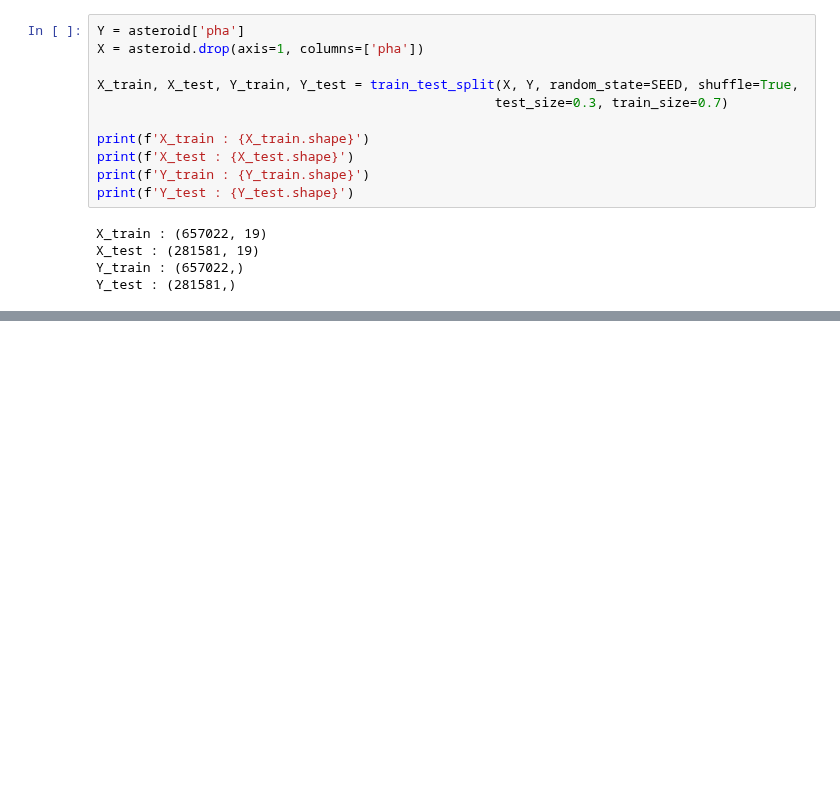
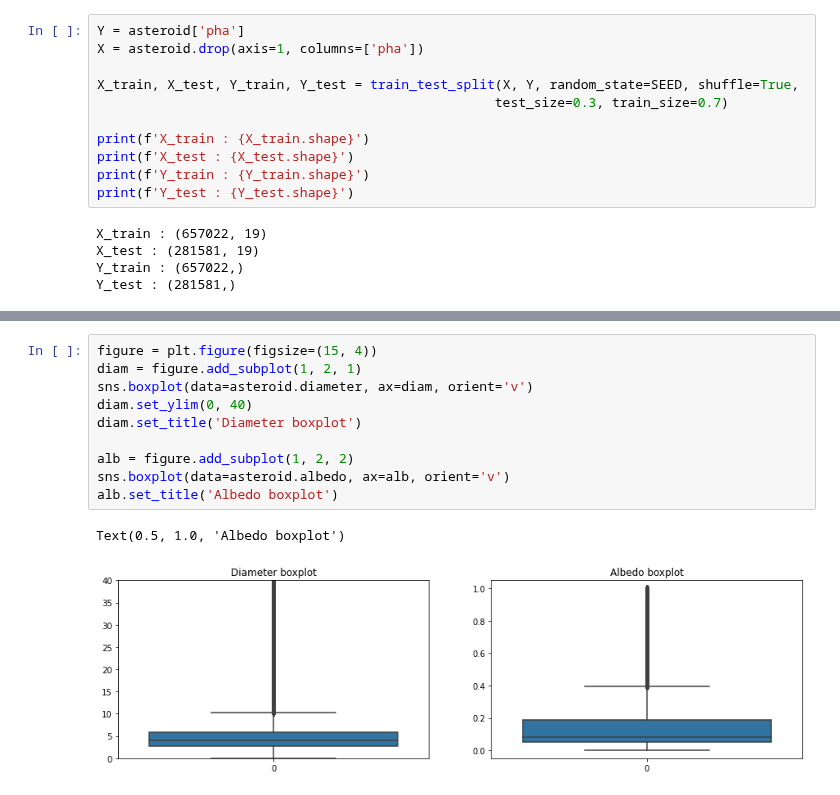
Before and after one commit to AnthonyJaquaniello/Machine_Learning, a Jupyter notebook: src/Asteroid.ipynb, the cells around one changed output, grey strips where cells are left out. Saved outputs shown, nothing was run; the diff lists cells and outputs as text; blank space fills up the shorter version.

```diff
--- a/src/Asteroid.ipynb
+++ b/src/Asteroid.ipynb
@@ -324,0 +338,13 @@ Y_test : (281581,)
+# %%
+figure = plt.figure(figsize=(15, 4))
+diam = figure.add_subplot(1, 2, 1)
+sns.boxplot(data=asteroid.diameter, ax=diam, orient='v')
+diam.set_ylim(0, 40)
+diam.set_title('Diameter boxplot')
+
+alb = figure.add_subplot(1, 2, 2)
+sns.boxplot(data=asteroid.albedo, ax=alb, orient='v')
+alb.set_title('Albedo boxplot')
+# %% [output]
+Text(0.5, 1.0, 'Albedo boxplot')
+[figure, added]
```
Also changed, not shown: parts of 11 cells of this notebook.
